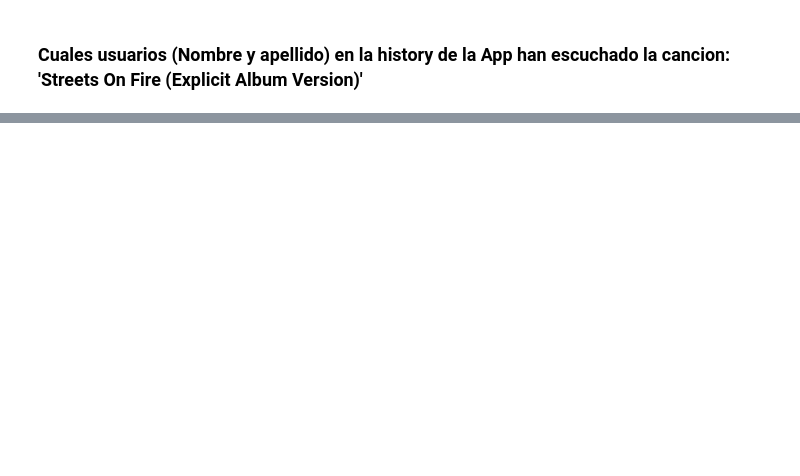
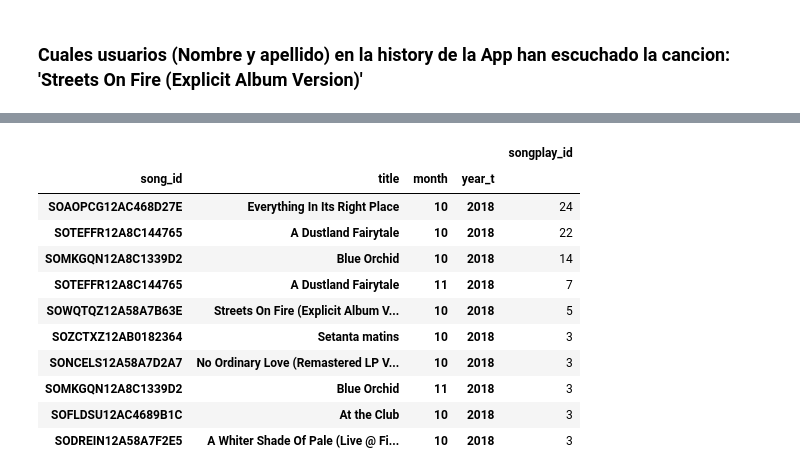
Before and after one commit to jcardona1983/proyecto_dep18, a Jupyter notebook: Data_analisis.ipynb, the cells around one changed output, grey strips where cells are left out. Cells and saved outputs as stored; diff of their text form; code cells hidden in the pictures; blank space fills up the shorter version.

```diff
--- a/Data_analisis.ipynb
+++ b/Data_analisis.ipynb
@@ -3,5 +10,7 @@
 # %%
 %sql postgresql://postgres:admin@localhost/sparkifydb
+# %%
+conn = psycopg2.connect("host=localhost dbname=sparkifydb user=postgres password=admin port=5432")
 # %% [markdown]
 # Preguntas Análisis de datos
 # %% [markdown]
@@ -112,0 +194,25 @@ FROM songs s
+# %%
+df_l = pd.read_sql('select * from songplays', con=conn)
+df_s = pd.read_sql('select * from songs', con=conn)
+df_t = pd.read_sql('select * from time', con=conn)
+
+pd.merge(pd.merge(df_l, df_s, on="song_id", suffixes=('_l', '_s')),
+         df_t, on="start_time", suffixes=('_s', '_t')) \
+  .filter(items=["songplay_id","song_id","title","month","year_t"]) \
+  .groupby(["song_id","title","month","year_t"]) \
+  .count() \
+  .sort_values(["songplay_id","title"], ascending=False, axis=0) \
+  .head(10)
+# %% [output]
+|  |  |  |  | songplay_id |
+| song_id | title | month | year_t |  |
+| SOAOPCG12AC468D27E | Everything In Its Right Place | 10 | 2018 | 24 |
+| SOTEFFR12A8C144765 | A Dustland Fairytale | 10 | 2018 | 22 |
+| SOMKGQN12A8C1339D2 | Blue Orchid | 10 | 2018 | 14 |
+| SOTEFFR12A8C144765 | A Dustland Fairytale | 11 | 2018 | 7 |
+| SOWQTQZ12A58A7B63E | Streets On Fire (Explicit Album V... | 10 | 2018 | 5 |
+| SOZCTXZ12AB0182364 | Setanta matins | 10 | 2018 | 3 |
+| SONCELS12A58A7D2A7 | No Ordinary Love (Remastered LP V... | 10 | 2018 | 3 |
+| SOMKGQN12A8C1339D2 | Blue Orchid | 11 | 2018 | 3 |
+| SOFLDSU12AC4689B1C | At the Club | 10 | 2018 | 3 |
+| SODREIN12A58A7F2E5 | A Whiter Shade Of Pale (Live @ Fi... | 10 | 2018 | 3 |
```
Also changed, not shown: parts of 12 cells of this notebook, 1 other file.
